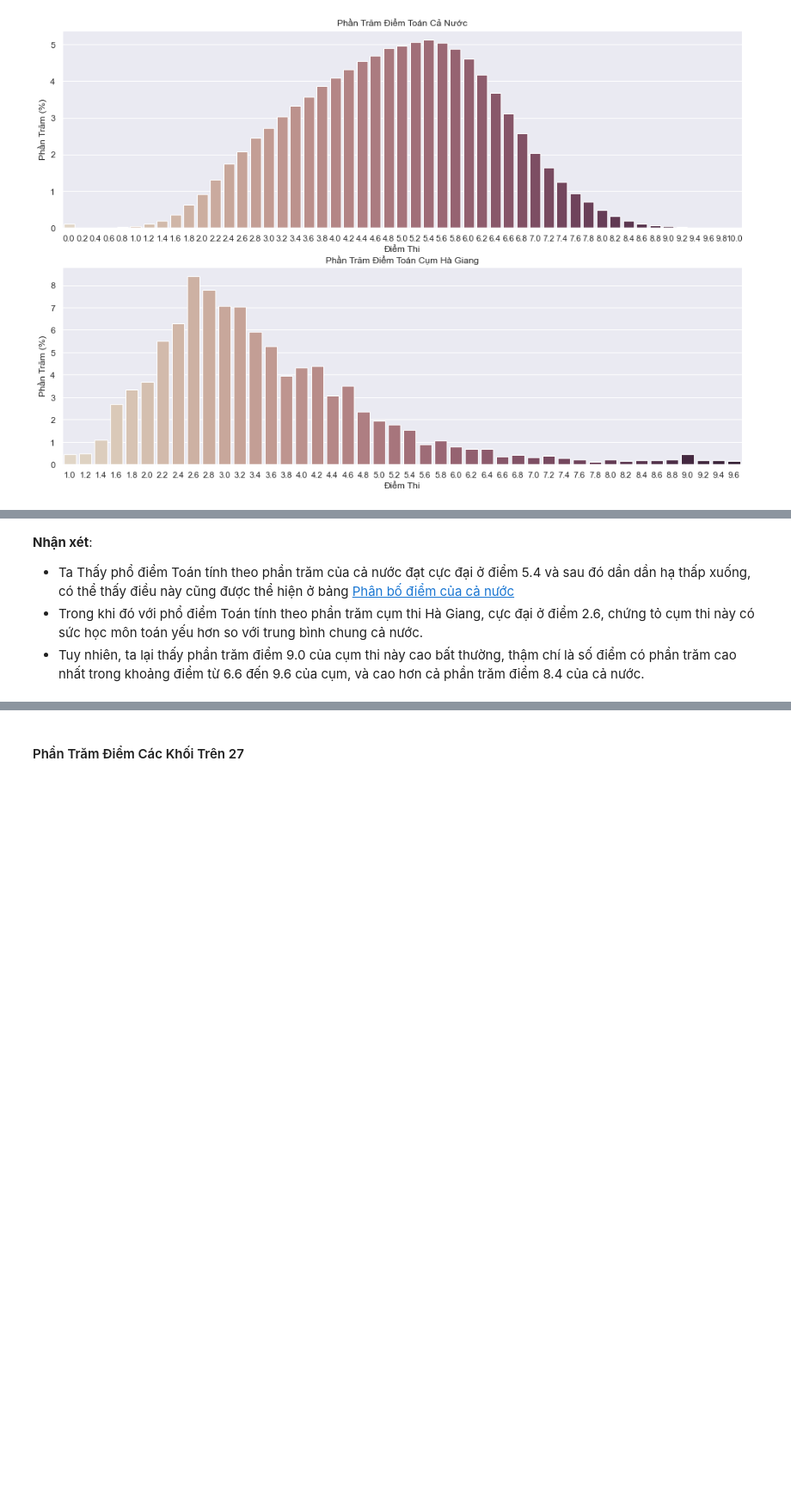
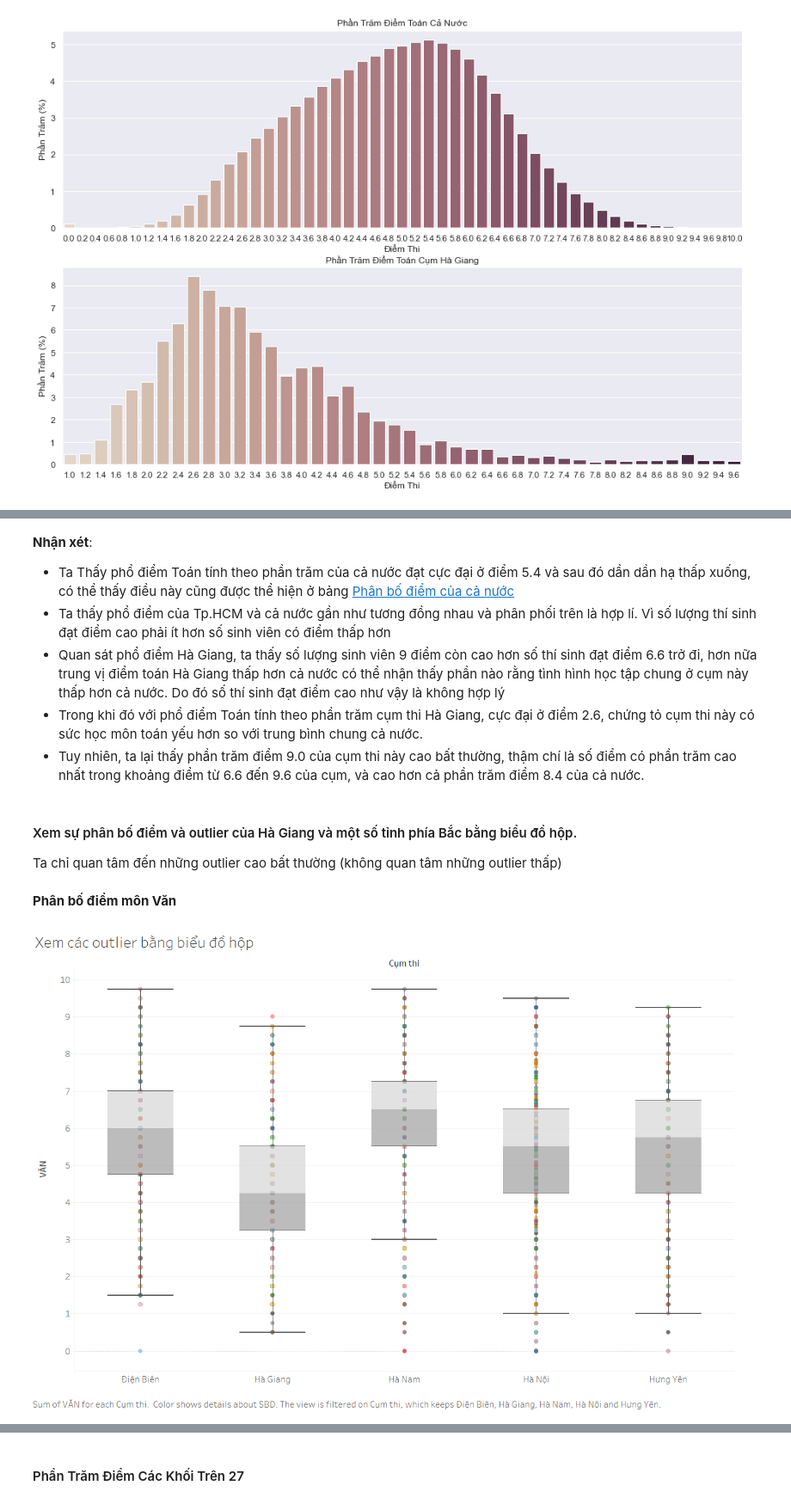
Before and after one commit to nguyenkhangme/project-visualization-cheating-score, a Jupyter notebook: Main.ipynb, the cells around one changed output, grey strips where cells are left out. Shown: that part at 86% size. Cells and saved outputs as stored; diff of their text form; code cells hidden in the pictures; blank space fills up the shorter version.

```diff
--- a/Main.ipynb
+++ b/Main.ipynb
@@ -386,5 +407,17 @@ plt.show()
 # %% [markdown]
 **Nhận xét**:
  - Ta Thấy phổ điểm Toán tính theo phần trăm của cả nước đạt cực đại ở điểm 5.4 và sau đó dần dần hạ thấp xuống, có thể thấy điều này cũng được thể hiện ở bảng [Phân bố điểm của cả nước](#Phân-bố-điểm-của-cả-nước)
+ - Ta thấy phổ điểm của Tp.HCM và cả nước gần như tương đồng nhau và phân phối trên là hợp lí. Vì số lượng thí sinh đạt điểm cao phải ít hơn số sinh viên có điểm thấp hơn
+ - Quan sát phổ điểm Hà Giang, ta thấy số lượng sinh viên 9 điểm còn cao hơn số thí sinh đạt điểm 6.6 trở đi, hơn nữa trung vị điểm toán Hà Giang thấp hơn cả nước có thể nhận thấy phần nào rằng tình hình học tập chung ở cụm này thấp hơn cả nước. Do đó số thí sinh đạt điểm cao như vậy là không hợp lý
  - Trong khi đó với phổ điểm Toán tính theo phần trăm cụm thi Hà Giang, cực đại ở điểm 2.6, chứng tỏ cụm thi này có sức học môn toán yếu hơn so với trung bình chung cả nước.
  - Tuy nhiên, ta lại thấy phần trăm điểm 9.0 của cụm thi này cao bất thường, thậm chí là số điểm có phần trăm cao nhất trong khoảng điểm từ 6.6 đến 9.6 của cụm, và cao hơn cả phần trăm điểm 8.4 của cả nước.
+# %% [markdown]
+#### Xem sự phân bố điểm và outlier của Hà Giang và một số tỉnh phía Bắc bằng biểu đồ hộp.
+
+Ta chỉ quan tâm đến những outlier cao bất thường (không quan tâm những outlier thấp)
+# %% [markdown]
+**Phân bố điểm môn Văn**
+# %%
+Image(filename='picture/Phân bố điểm môn văn giữa một vài tỉnh bằng biểu đồ hộp.png')
+# %% [output]
+[figure, added]
```
Also changed, not shown: parts of 22 cells of this notebook, 9 other files.
